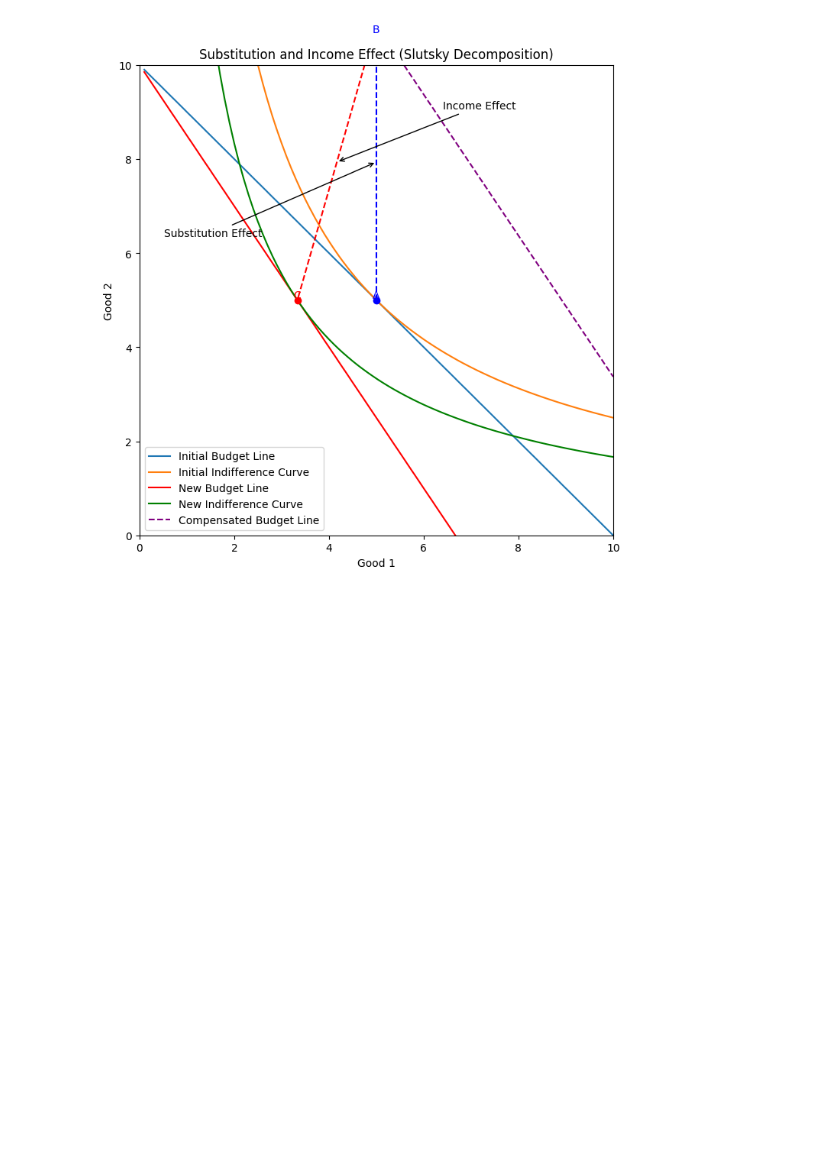
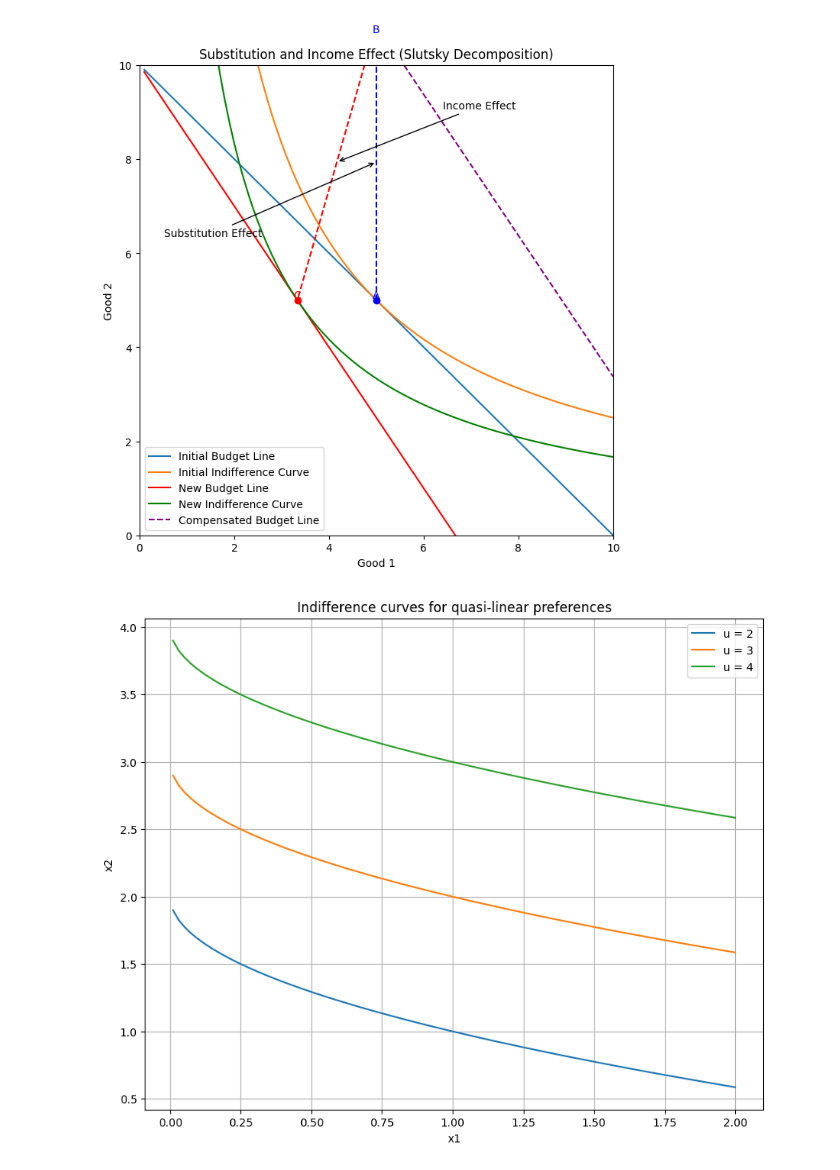
Before and after one commit to DeepDream1128/TexFile, a Jupyter notebook: graph.ipynb, the cells around one changed output. Drawn from its saved outputs; the diff is of its cells as text; code cells hidden in the pictures; blank space fills up the shorter version.

Commit message:
modified:   Microeconomic/graph/q8.png 	modified:   Microeconomic/problem2.pdf 	modified:   Microeconomic/problem2.tex 	modified:   graph.ipynb

```diff
--- a/graph.ipynb
+++ b/graph.ipynb
@@ -82,3 +82,37 @@ ax.legend()
 plt.show()
 # %% [output]
 [figure]
+# %%
+import numpy as np
+import matplotlib.pyplot as plt
+
+# Parameters
+x1_values = np.linspace(0.01, 2, 100)
+
+# Utility levels for indifference curves
+u_values = [2, 3, 4]
+
+# Function for indifference curves
+def x2_indifference_curve(u, x1):
+    #排除小于0的情况
+
+    return u - np.sqrt(x1)
+
+plt.figure(figsize=(10,8))
+
+# Draw indifference curves
+for u in u_values:
+    x2_values = x2_indifference_curve(u, x1_values)
+    x2_values[x2_values < 0] = 0
+    plt.plot(x1_values, x2_values, label=f'u = {u}')
+
+# Labels and legend
+plt.xlabel('x1')
+plt.ylabel('x2')
+plt.title('Indifference curves for quasi-linear preferences')
+plt.legend()
+plt.grid(True)
+
+plt.show()
+# %% [output]
+[figure, added]
```
Also changed, not shown: 3 other files.
